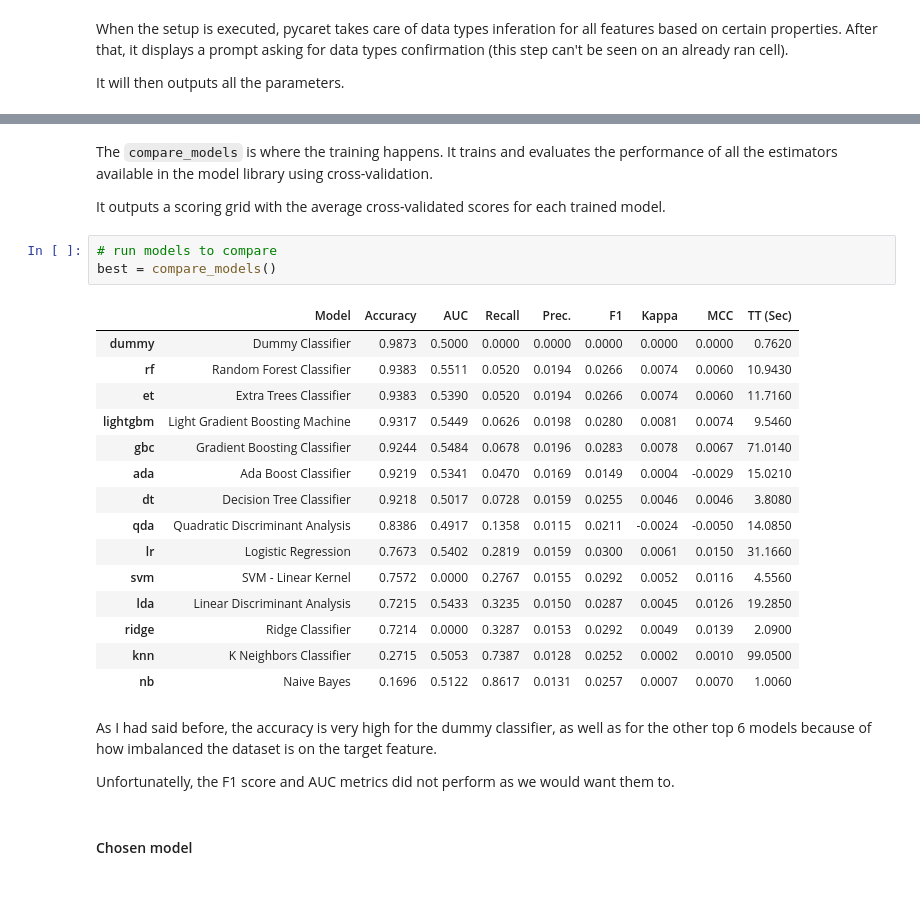
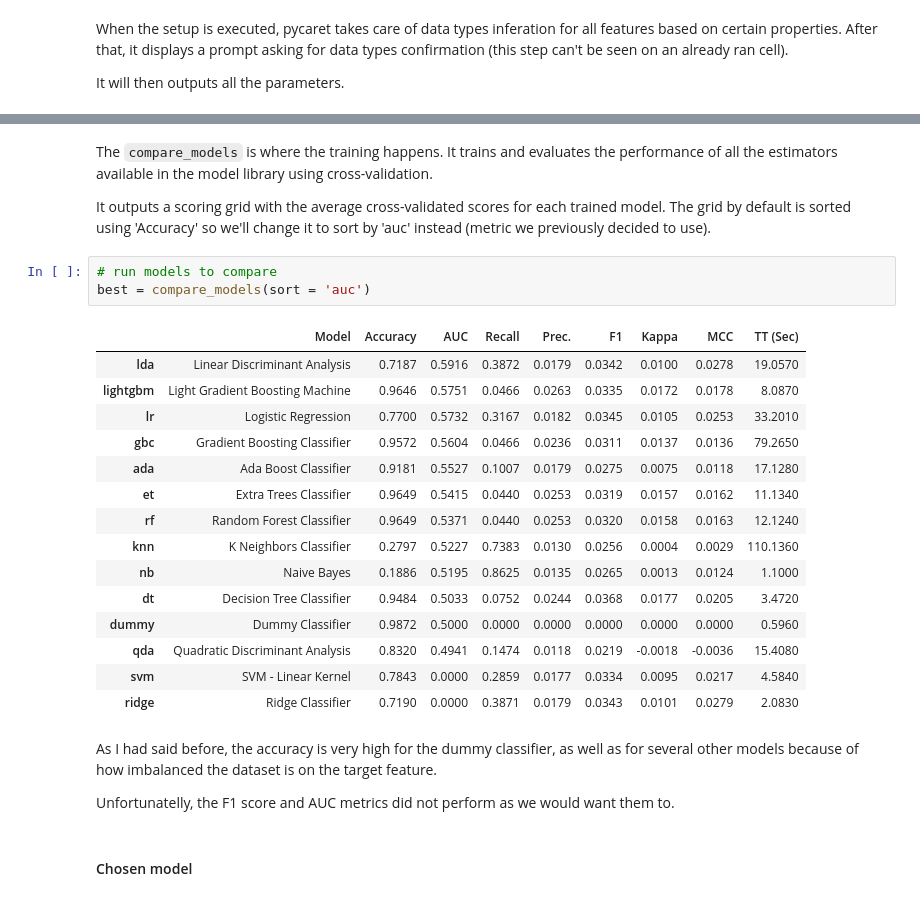
Before and after one commit to marinavillaschi/customer-acquisition, a Jupyter notebook: 4_classification_model.ipynb, the cells around one changed output, grey strips where cells are left out. Cells and saved outputs as stored; diff of their text form.

```diff
--- a/4_classification_model.ipynb
+++ b/4_classification_model.ipynb
@@ -140,28 +139,28 @@ s = setup(df_train, target = 'RESPONSE',
 # %% [markdown]
 The `compare_models` is where the training happens. It trains and evaluates the performance of all the estimators available in the model library using cross-validation.
 
-It outputs a scoring grid with the average cross-validated scores for each trained model.
+It outputs a scoring grid with the average cross-validated scores for each trained model. The grid by default is sorted using 'Accuracy' so we'll change it to sort by 'auc' instead (metric we previously decided to use).
 # %%
 # run models to compare
-best = compare_models()
+best = compare_models(sort = 'auc')
 # %% [output]
 |  | Model | Accuracy | AUC | Recall | Prec. | F1 | Kappa | MCC | TT (Sec) |
-| dummy | Dummy Classifier | 0.9873 | 0.5000 | 0.0000 | 0.0000 | 0.0000 | 0.0000 | 0.0000 | 0.7620 |
-| rf | Random Forest Classifier | 0.9383 | 0.5511 | 0.0520 | 0.0194 | 0.0266 | 0.0074 | 0.0060 | 10.9430 |
-| et | Extra Trees Classifier | 0.9383 | 0.5390 | 0.0520 | 0.0194 | 0.0266 | 0.0074 | 0.0060 | 11.7160 |
-| lightgbm | Light Gradient Boosting Machine | 0.9317 | 0.5449 | 0.0626 | 0.0198 | 0.0280 | 0.0081 | 0.0074 | 9.5460 |
-| gbc | Gradient Boosting Classifier | 0.9244 | 0.5484 | 0.0678 | 0.0196 | 0.0283 | 0.0078 | 0.0067 | 71.0140 |
-| ada | Ada Boost Classifier | 0.9219 | 0.5341 | 0.0470 | 0.0169 | 0.0149 | 0.0004 | -0.0029 | 15.0210 |
-| dt | Decision Tree Classifier | 0.9218 | 0.5017 | 0.0728 | 0.0159 | 0.0255 | 0.0046 | 0.0046 | 3.8080 |
-| qda | Quadratic Discriminant Analysis | 0.8386 | 0.4917 | 0.1358 | 0.0115 | 0.0211 | -0.0024 | -0.0050 | 14.0850 |
-| lr | Logistic Regression | 0.7673 | 0.5402 | 0.2819 | 0.0159 | 0.0300 | 0.0061 | 0.0150 | 31.1660 |
-| svm | SVM - Linear Kernel | 0.7572 | 0.0000 | 0.2767 | 0.0155 | 0.0292 | 0.0052 | 0.0116 | 4.5560 |
-| lda | Linear Discriminant Analysis | 0.7215 | 0.5433 | 0.3235 | 0.0150 | 0.0287 | 0.0045 | 0.0126 | 19.2850 |
-| ridge | Ridge Classifier | 0.7214 | 0.0000 | 0.3287 | 0.0153 | 0.0292 | 0.0049 | 0.0139 | 2.0900 |
-| knn | K Neighbors Classifier | 0.2715 | 0.5053 | 0.7387 | 0.0128 | 0.0252 | 0.0002 | 0.0010 | 99.0500 |
-| nb | Naive Bayes | 0.1696 | 0.5122 | 0.8617 | 0.0131 | 0.0257 | 0.0007 | 0.0070 | 1.0060 |
+| lda | Linear Discriminant Analysis | 0.7187 | 0.5916 | 0.3872 | 0.0179 | 0.0342 | 0.0100 | 0.0278 | 19.0570 |
+| lightgbm | Light Gradient Boosting Machine | 0.9646 | 0.5751 | 0.0466 | 0.0263 | 0.0335 | 0.0172 | 0.0178 | 8.0870 |
+| lr | Logistic Regression | 0.7700 | 0.5732 | 0.3167 | 0.0182 | 0.0345 | 0.0105 | 0.0253 | 33.2010 |
+| gbc | Gradient Boosting Classifier | 0.9572 | 0.5604 | 0.0466 | 0.0236 | 0.0311 | 0.0137 | 0.0136 | 79.2650 |
+| ada | Ada Boost Classifier | 0.9181 | 0.5527 | 0.1007 | 0.0179 | 0.0275 | 0.0075 | 0.0118 | 17.1280 |
+| et | Extra Trees Classifier | 0.9649 | 0.5415 | 0.0440 | 0.0253 | 0.0319 | 0.0157 | 0.0162 | 11.1340 |
+| rf | Random Forest Classifier | 0.9649 | 0.5371 | 0.0440 | 0.0253 | 0.0320 | 0.0158 | 0.0163 | 12.1240 |
+| knn | K Neighbors Classifier | 0.2797 | 0.5227 | 0.7383 | 0.0130 | 0.0256 | 0.0004 | 0.0029 | 110.1360 |
+| nb | Naive Bayes | 0.1886 | 0.5195 | 0.8625 | 0.0135 | 0.0265 | 0.0013 | 0.0124 | 1.1000 |
+| dt | Decision Tree Classifier | 0.9484 | 0.5033 | 0.0752 | 0.0244 | 0.0368 | 0.0177 | 0.0205 | 3.4720 |
+| dummy | Dummy Classifier | 0.9872 | 0.5000 | 0.0000 | 0.0000 | 0.0000 | 0.0000 | 0.0000 | 0.5960 |
+| qda | Quadratic Discriminant Analysis | 0.8320 | 0.4941 | 0.1474 | 0.0118 | 0.0219 | -0.0018 | -0.0036 | 15.4080 |
+| svm | SVM - Linear Kernel | 0.7843 | 0.0000 | 0.2859 | 0.0177 | 0.0334 | 0.0095 | 0.0217 | 4.5840 |
+| ridge | Ridge Classifier | 0.7190 | 0.0000 | 0.3871 | 0.0179 | 0.0343 | 0.0101 | 0.0279 | 2.0830 |
 # %% [markdown]
-As I had said before, the accuracy is very high for the dummy classifier, as well as for the other top 6 models because of how imbalanced the dataset is on the target feature.
+As I had said before, the accuracy is very high for the dummy classifier, as well as for several other models because of how imbalanced the dataset is on the target feature.
 
 Unfortunatelly, the F1 score and AUC metrics did not perform as we would want them to.
 # %% [markdown]
```
Also changed, not shown: parts of 12 cells of this notebook, 1 other file.
